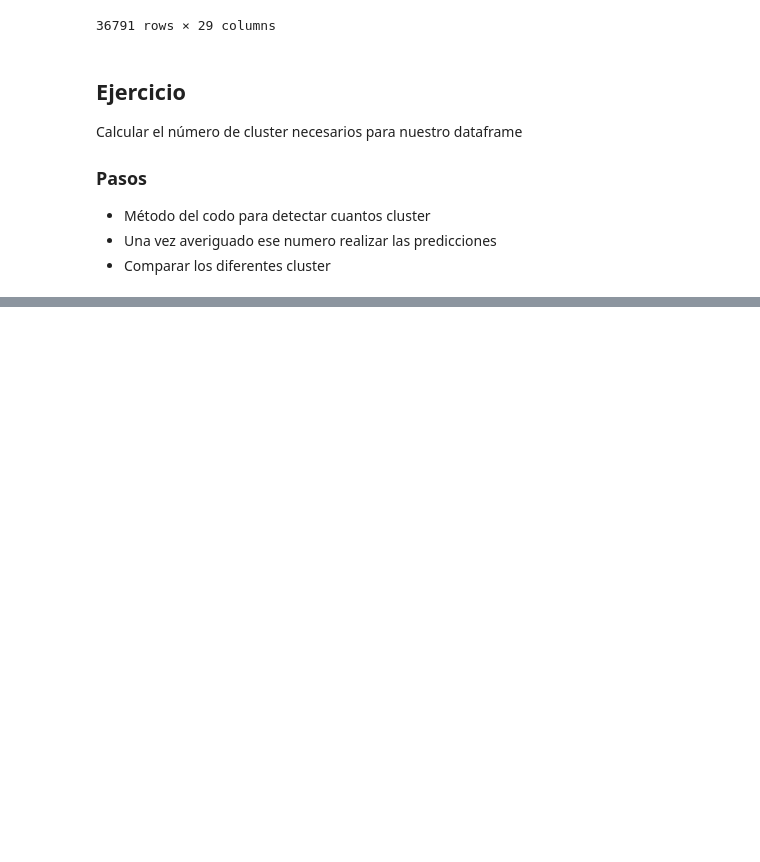
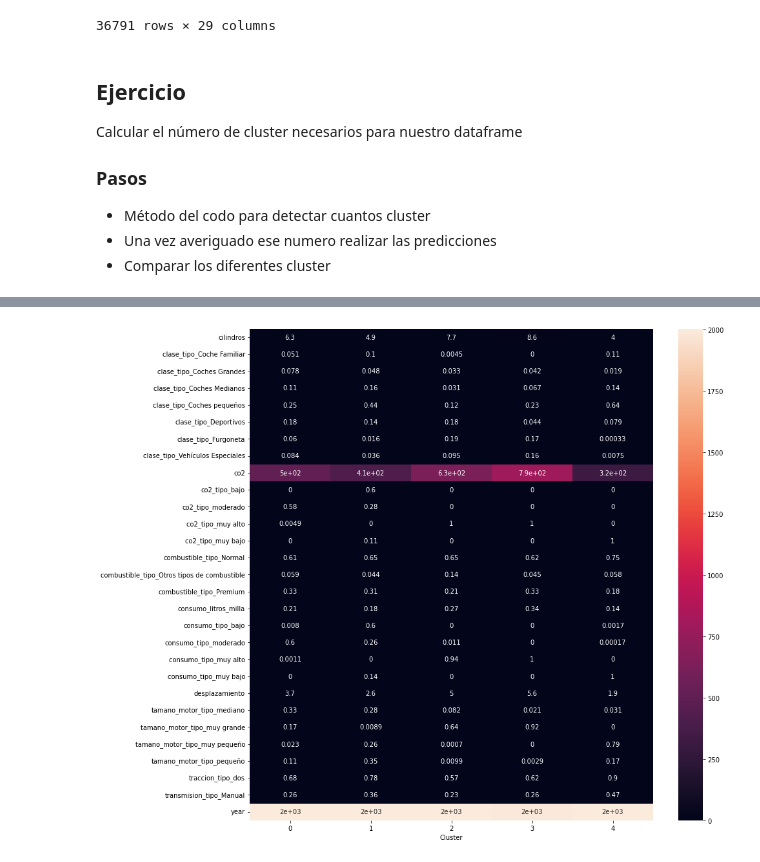
Before and after one commit to jsanz81/Bootcamp_Abril2023, a Jupyter notebook: 05_Machine_Learning/03_Aprendizaje_No_Supervisado/Cluster/Kmeans/K-Means.ipynb, the cells around one changed output, grey strips where cells are left out. Cells and saved outputs as stored; diff of their text form; code cells hidden in the pictures; blank space fills up the shorter version.

```diff
--- a/05_Machine_Learning/03_Aprendizaje_No_Supervisado/Cluster/Kmeans/K-Means.ipynb
+++ b/05_Machine_Learning/03_Aprendizaje_No_Supervisado/Cluster/Kmeans/K-Means.ipynb
@@ -179,0 +249,18 @@ Calcular el número de cluster necesarios para nuestro dataframe
+# %%
+def kmeans_cluster(df, n_clusters=2):
+    model = KMeans(n_clusters=n_clusters, random_state=42)
+    clusters = model.fit_predict(df)
+    cluster_results = df.copy()
+    cluster_results['Cluster'] = clusters
+    return cluster_results
+
+def resumen_grafico_clustering(results):
+    cluster_size = results.groupby(['Cluster']).size().reset_index()
+    cluster_size.columns = ['Cluster', 'Count']
+    cluster_means = results.groupby(['Cluster'], as_index=False).mean()
+    cluster_summary = pd.merge(cluster_size, cluster_means, on='Cluster')
+    cluster_summary = cluster_summary.drop(["Count"], axis=1).set_index("Cluster")
+    return cluster_summary[sorted(cluster_summary.columns)]
+# %%
+cluster_results = kmeans_cluster(vehiculos_pr, 5)
+cluster_summary = resumen_grafico_clustering(cluster_results)
@@ -179,0 +278,8 @@ Calcular el número de cluster necesarios para nuestro dataframe
+# %%
+import matplotlib
+matplotlib.rcParams['figure.figsize'] = [14, 14]
+# %%
+import seaborn as sns
+sns.heatmap(cluster_summary.transpose(), annot=True);
+# %% [output]
+[figure, added]
```
Also changed, not shown: parts of 9 cells of this notebook.
